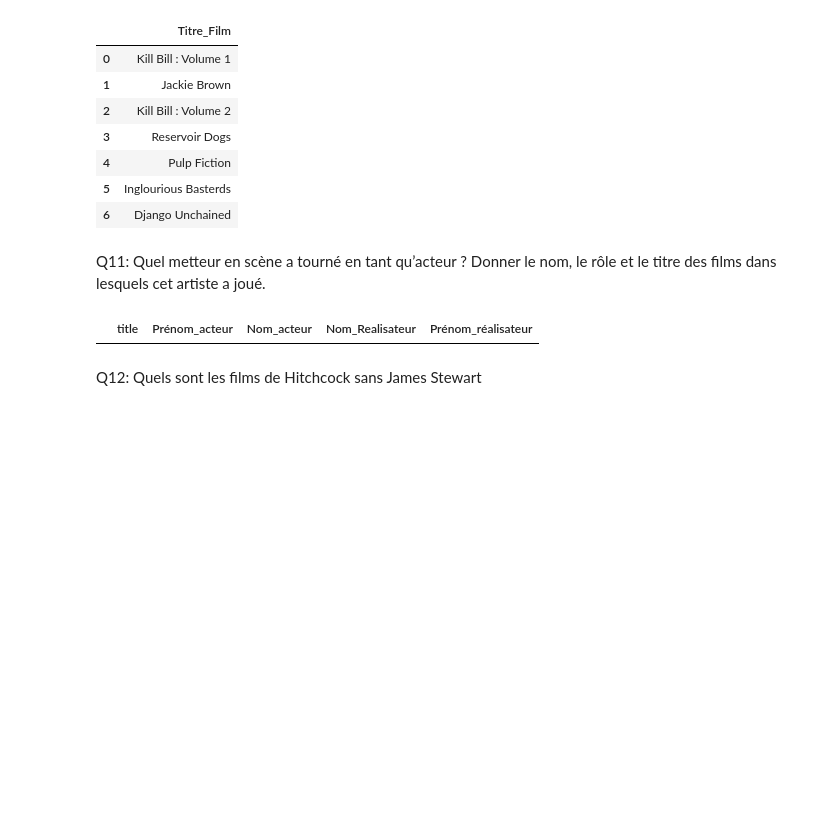
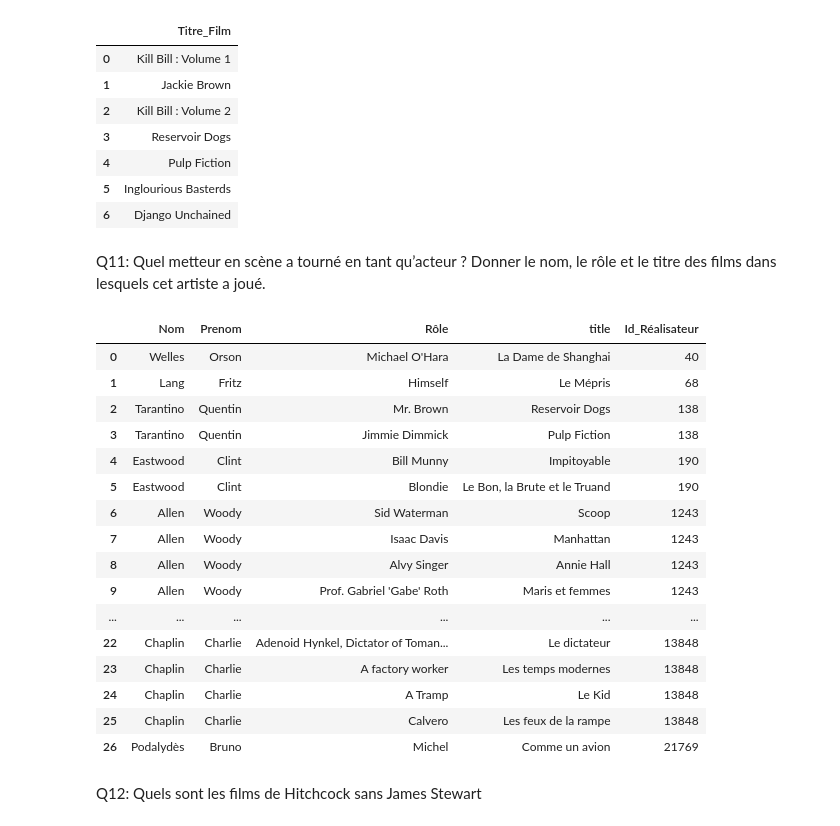
Before and after one commit to MaelleCoriou/Floupics_Movies_2, a Jupyter notebook: movies-3.ipynb, the cells around one changed output. Drawn from its saved outputs; the diff is of its cells as text; code cells hidden in the pictures; blank space fills up the shorter version.

```diff
--- a/movies-3.ipynb
+++ b/movies-3.ipynb
@@ -423,20 +431,39 @@ results
 | 6 | Django Unchained |
 # %% [markdown]
 Q11: Quel metteur en scène a tourné en tant qu’acteur ? Donner le nom, le rôle et le titre des films dans lesquels cet artiste a joué.
-# %%
-# A REVOIR
-sql_query_11 = """
-    SELECT m.title, a1.firstname AS Prénom_acteur, a1.lastname AS Nom_acteur, a2.lastname AS Nom_Realisateur, a2.firstname AS Prénom_réalisateur
-    FROM roles r
-    INNER JOIN artists a1 on r.actorId = a1.id
-    INNER JOIN movies m on r.movieId = m.id
-    INNER JOIN artists a2 on m.directorId = a2.id
-    WHERE a2.firstname != a1.firstname and  r.actorId = a2.id;
-"""
-results = pd.read_sql_query(sql_query_11, engine)
-results
-# %% [output]
-|  | title | Prénom_acteur | Nom_acteur | Nom_Realisateur | Prénom_réalisateur |
+# %%
+# A REVOIR
+sql_query_11 = """
+    SELECT Nom, Prenom, `character` as Rôle, title, Id_Réalisateur
+    FROM (SELECT DISTINCT artists.id AS Id_Réalisateur, lastname AS Nom, firstname AS Prenom
+        FROM artists
+        INNER JOIN movies
+            ON artists.id = movies.directorId) AS Liste_Réalisateur
+    INNER JOIN roles
+        ON Liste_Réalisateur.Id_Réalisateur = roles.actorId
+    INNER JOIN movies
+        ON roles.movieId = movies.id;
+"""
+results = pd.read_sql_query(sql_query_11, engine)
+results
+# %% [output]
+|  | Nom | Prenom | Rôle | title | Id_Réalisateur |
+| 0 | Welles | Orson | Michael O'Hara | La Dame de Shanghai | 40 |
+| 1 | Lang | Fritz | Himself | Le Mépris | 68 |
+| 2 | Tarantino | Quentin | Mr. Brown | Reservoir Dogs | 138 |
+| 3 | Tarantino | Quentin | Jimmie Dimmick | Pulp Fiction | 138 |
+| 4 | Eastwood | Clint | Bill Munny | Impitoyable | 190 |
+| 5 | Eastwood | Clint | Blondie | Le Bon, la Brute et le Truand | 190 |
+| 6 | Allen | Woody | Sid Waterman | Scoop | 1243 |
+| 7 | Allen | Woody | Isaac Davis | Manhattan | 1243 |
+| 8 | Allen | Woody | Alvy Singer | Annie Hall | 1243 |
+| 9 | Allen | Woody | Prof. Gabriel 'Gabe' Roth | Maris et femmes | 1243 |
+| ... | ... | ... | ... | ... | ... |
+| 22 | Chaplin | Charlie | Adenoid Hynkel, Dictator of Toman... | Le dictateur | 13848 |
+| 23 | Chaplin | Charlie | A factory worker | Les temps modernes | 13848 |
+| 24 | Chaplin | Charlie | A Tramp | Le Kid | 13848 |
+| 25 | Chaplin | Charlie | Calvero | Les feux de la rampe | 13848 |
+| 26 | Podalydès | Bruno | Michel | Comme un avion | 21769 |
 # %% [markdown]
 Q12: Quels sont les films de Hitchcock sans James Stewart
 # %%
```
Also changed, not shown: parts of 12 cells of this notebook.
